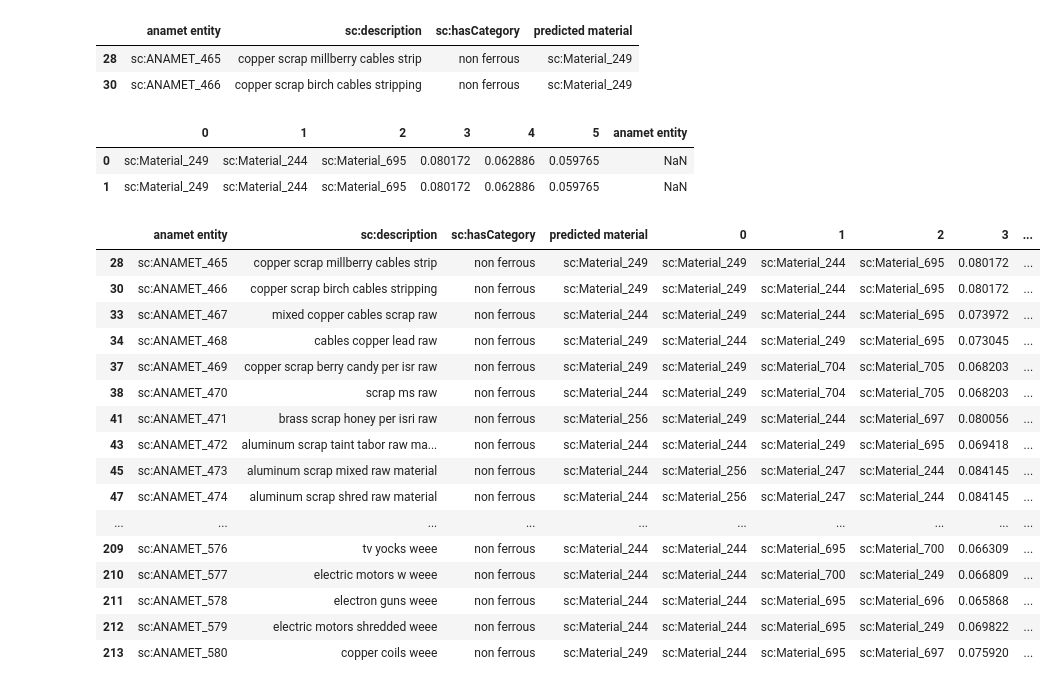
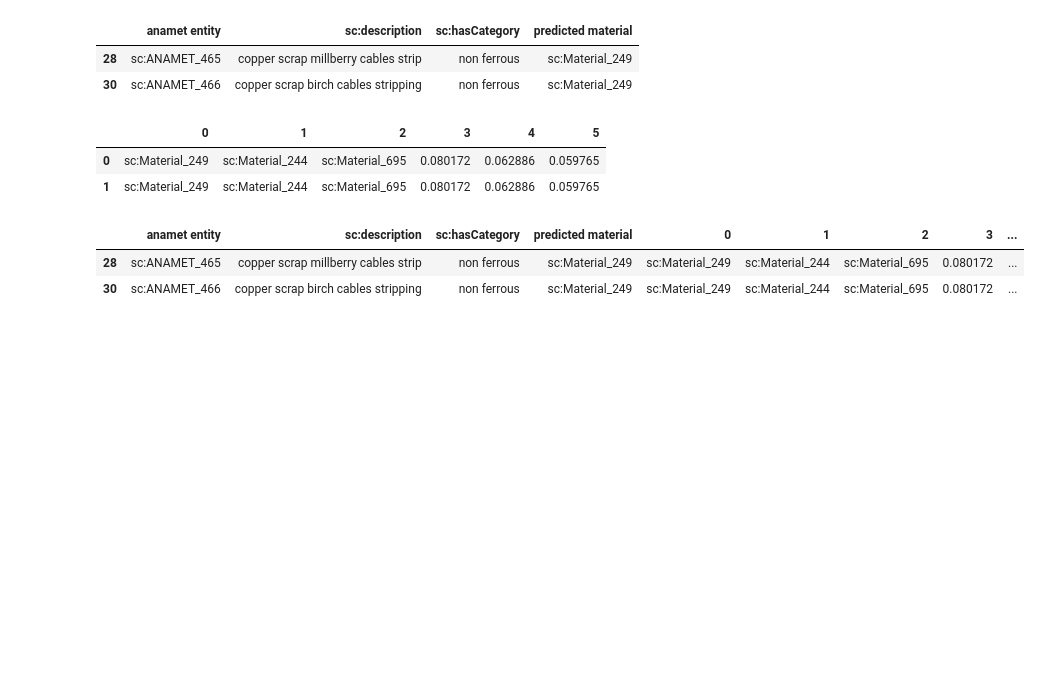
Before and after one commit to costasmexis/phd, a Jupyter notebook: scrap/predict_materials_ANAMET.ipynb, the cells around one changed output. Saved outputs shown, nothing was run; the diff lists cells and outputs as text; code cells hidden in the pictures; blank space fills up the shorter version.

```diff
--- a/scrap/predict_materials_ANAMET.ipynb
+++ b/scrap/predict_materials_ANAMET.ipynb
@@ -538,30 +532,15 @@ pred_proba = pd.DataFrame(model.predict_proba(anamet_train_vectors.todense()))
 pred_proba.columns = model.classes_
 
 res = pred_proba.apply(lambda x: pd.Series(np.concatenate([x.nlargest(3).index.values, x.nlargest(3)])), axis=1)
-res['anamet entity'] = anamet_data['anamet entity']
 res.head(2)
 # %% [output]
-|  | 0 | 1 | 2 | 3 | 4 | 5 | anamet entity |
-| 0 | sc:Material_249 | sc:Material_244 | sc:Material_695 | 0.080172 | 0.062886 | 0.059765 | NaN |
-| 1 | sc:Material_249 | sc:Material_244 | sc:Material_695 | 0.080172 | 0.062886 | 0.059765 | NaN |
+|  | 0 | 1 | 2 | 3 | 4 | 5 |
+| 0 | sc:Material_249 | sc:Material_244 | sc:Material_695 | 0.080172 | 0.062886 | 0.059765 |
+| 1 | sc:Material_249 | sc:Material_244 | sc:Material_695 | 0.080172 | 0.062886 | 0.059765 |
 # %%
 result = pd.concat([anamet_data, res], axis=1, join='inner')
-display(result)
+display(result.head(2))
 # %% [output]
 |  | anamet entity | sc:description | sc:hasCategory | predicted material | 0 | 1 | 2 | 3 | ... |
 | 28 | sc:ANAMET_465 | copper scrap millberry cables strip | non ferrous | sc:Material_249 | sc:Material_249 | sc:Material_244 | sc:Material_695 | 0.080172 | ... |
 | 30 | sc:ANAMET_466 | copper scrap birch cables stripping | non ferrous | sc:Material_249 | sc:Material_249 | sc:Material_244 | sc:Material_695 | 0.080172 | ... |
-| 33 | sc:ANAMET_467 | mixed copper cables scrap raw | non ferrous | sc:Material_244 | sc:Material_249 | sc:Material_244 | sc:Material_695 | 0.073972 | ... |
-| 34 | sc:ANAMET_468 | cables copper lead raw | non ferrous | sc:Material_249 | sc:Material_244 | sc:Material_249 | sc:Material_695 | 0.073045 | ... |
-| 37 | sc:ANAMET_469 | copper scrap berry candy per isr raw | non ferrous | sc:Material_249 | sc:Material_249 | sc:Material_704 | sc:Material_705 | 0.068203 | ... |
-| 38 | sc:ANAMET_470 | scrap ms raw | non ferrous | sc:Material_244 | sc:Material_249 | sc:Material_704 | sc:Material_705 | 0.068203 | ... |
-| 41 | sc:ANAMET_471 | brass scrap honey per isri raw | non ferrous | sc:Material_256 | sc:Material_249 | sc:Material_244 | sc:Material_697 | 0.080056 | ... |
-| 43 | sc:ANAMET_472 | aluminum scrap taint tabor raw ma... | non ferrous | sc:Material_244 | sc:Material_244 | sc:Material_249 | sc:Material_695 | 0.069418 | ... |
-| 45 | sc:ANAMET_473 | aluminum scrap mixed raw material | non ferrous | sc:Material_244 | sc:Material_256 | sc:Material_247 | sc:Material_244 | 0.084145 | ... |
-| 47 | sc:ANAMET_474 | aluminum scrap shred raw material | non ferrous | sc:Material_244 | sc:Material_256 | sc:Material_247 | sc:Material_244 | 0.084145 | ... |
-| ... | ... | ... | ... | ... | ... | ... | ... | ... | ... |
-| 209 | sc:ANAMET_576 | tv yocks weee | non ferrous | sc:Material_244 | sc:Material_244 | sc:Material_695 | sc:Material_700 | 0.066309 | ... |
-| 210 | sc:ANAMET_577 | electric motors w weee | non ferrous | sc:Material_244 | sc:Material_244 | sc:Material_700 | sc:Material_249 | 0.066809 | ... |
-| 211 | sc:ANAMET_578 | electron guns weee | non ferrous | sc:Material_244 | sc:Material_244 | sc:Material_695 | sc:Material_696 | 0.065868 | ... |
-| 212 | sc:ANAMET_579 | electric motors shredded weee | non ferrous | sc:Material_244 | sc:Material_244 | sc:Material_695 | sc:Material_249 | 0.069822 | ... |
-| 213 | sc:ANAMET_580 | copper coils weee | non ferrous | sc:Material_249 | sc:Material_244 | sc:Material_695 | sc:Material_697 | 0.075920 | ... |
```
Also changed, not shown: parts of 5 cells of this notebook, 3 other files.
